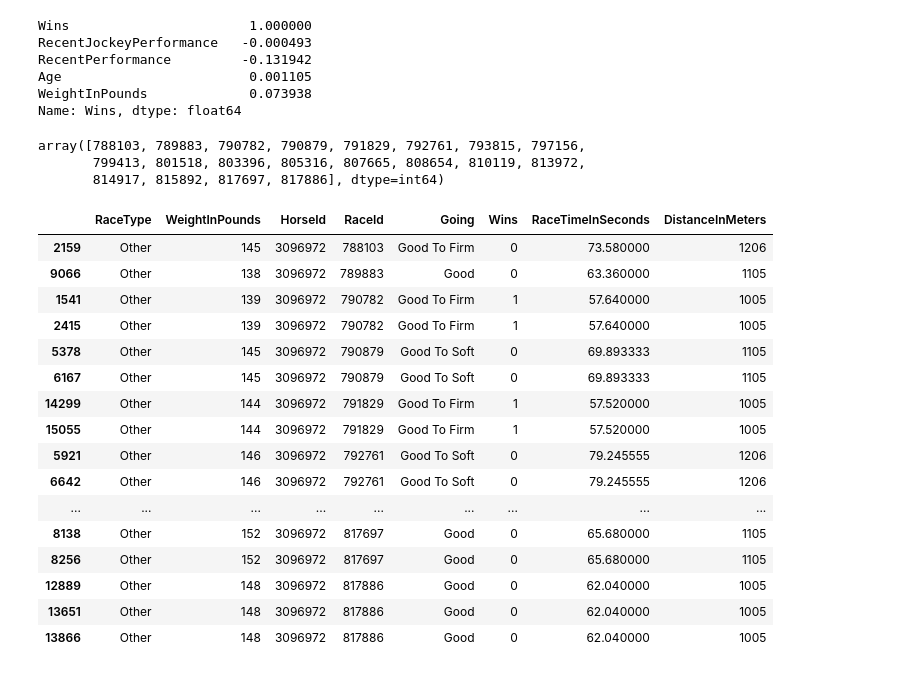
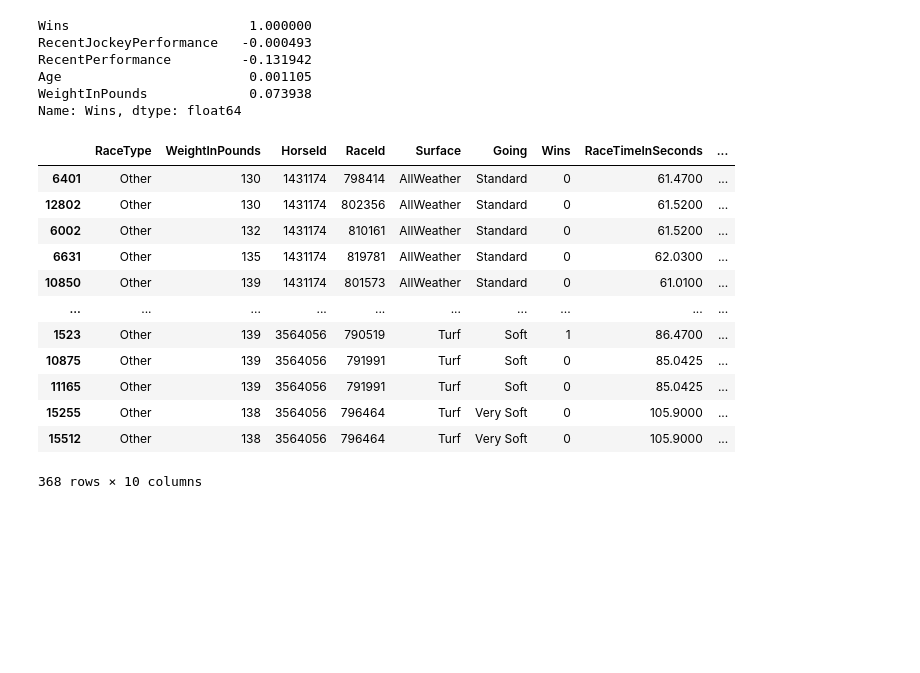
Before and after one commit to LeeSanderson/RacingData, a Jupyter notebook: Data/Analysis.ipynb, the cells around one changed output. Cells and saved outputs as stored; diff of their text form; code cells hidden in the pictures; blank space fills up the shorter version.

```diff
--- a/Data/Analysis.ipynb
+++ b/Data/Analysis.ipynb
@@ -590,33 +590,26 @@ Age                        0.001105
 WeightInPounds             0.073938
 Name: Wins, dtype: float64
 # %%
-top_horses = history[['HorseId', 'RaceId']].groupby('HorseId').count().reset_index().sort_values('RaceId', ascending=False)['HorseId'].head(1).to_list()
+top_horses = history[['HorseId', 'RaceId']].groupby('HorseId').count().reset_index().sort_values('RaceId', ascending=False)['HorseId'].head(10).to_list()
 top_horse_races = history[history['HorseId'].isin(top_horses)]['RaceId'].unique()
-top_horse_races
-# %% [output]
-array([788103, 789883, 790782, 790879, 791829, 792761, 793815, 797156,
-       799413, 801518, 803396, 805316, 807665, 808654, 810119, 813972,
-       814917, 815892, 817697, 817886], dtype=int64)
 # %%
-history[history['HorseId'].isin(top_horses)][['RaceType', 'WeightInPounds', 'HorseId', 'RaceId', 'Going', 'Wins', 'RaceTimeInSeconds', 'DistanceInMeters']]
-# TODO: calculate youngest horse in a given race, least weight
-# speed on course and going and adjust for weight carried
+df = history[history['HorseId'].isin(top_horses)][['RaceType', 'WeightInPounds', 'HorseId', 'RaceId', 'Surface', 'Going', 'Wins', 'RaceTimeInSeconds', 'DistanceInMeters']]
+df['Speed'] = df['DistanceInMeters'] / df['RaceTimeInSeconds']
+df.sort_values(["HorseId", "Surface", "Going", "DistanceInMeters", "WeightInPounds"])
+# TODO: calculate youngest horse in a given race, least weight, days since last race
+# speed on race type, surface, and going and adjust for weight carried
 # - how does these features correlate with wins?
 # %% [output]
-|  | RaceType | WeightInPounds | HorseId | RaceId | Going | Wins | RaceTimeInSeconds | DistanceInMeters |
-| 2159 | Other | 145 | 3096972 | 788103 | Good To Firm | 0 | 73.580000 | 1206 |
-| 9066 | Other | 138 | 3096972 | 789883 | Good | 0 | 63.360000 | 1105 |
-| 1541 | Other | 139 | 3096972 | 790782 | Good To Firm | 1 | 57.640000 | 1005 |
-| 2415 | Other | 139 | 3096972 | 790782 | Good To Firm | 1 | 57.640000 | 1005 |
-| 5378 | Other | 145 | 3096972 | 790879 | Good To Soft | 0 | 69.893333 | 1105 |
-| 6167 | Other | 145 | 3096972 | 790879 | Good To Soft | 0 | 69.893333 | 1105 |
-| 14299 | Other | 144 | 3096972 | 791829 | Good To Firm | 1 | 57.520000 | 1005 |
-| 15055 | Other | 144 | 3096972 | 791829 | Good To Firm | 1 | 57.520000 | 1005 |
-| 5921 | Other | 146 | 3096972 | 792761 | Good To Soft | 0 | 79.245555 | 1206 |
-| 6642 | Other | 146 | 3096972 | 792761 | Good To Soft | 0 | 79.245555 | 1206 |
-| ... | ... | ... | ... | ... | ... | ... | ... | ... |
-| 8138 | Other | 152 | 3096972 | 817697 | Good | 0 | 65.680000 | 1105 |
-| 8256 | Other | 152 | 3096972 | 817697 | Good | 0 | 65.680000 | 1105 |
-| 12889 | Other | 148 | 3096972 | 817886 | Good | 0 | 62.040000 | 1005 |
-| 13651 | Other | 148 | 3096972 | 817886 | Good | 0 | 62.040000 | 1005 |
-| 13866 | Other | 148 | 3096972 | 817886 | Good | 0 | 62.040000 | 1005 |
+|  | RaceType | WeightInPounds | HorseId | RaceId | Surface | Going | Wins | RaceTimeInSeconds | ... |
+| 6401 | Other | 130 | 1431174 | 798414 | AllWeather | Standard | 0 | 61.4700 | ... |
+| 12802 | Other | 130 | 1431174 | 802356 | AllWeather | Standard | 0 | 61.5200 | ... |
+| 6002 | Other | 132 | 1431174 | 810161 | AllWeather | Standard | 0 | 61.5200 | ... |
+| 6631 | Other | 135 | 1431174 | 819781 | AllWeather | Standard | 0 | 62.0300 | ... |
+| 10850 | Other | 139 | 1431174 | 801573 | AllWeather | Standard | 0 | 61.0100 | ... |
+| ... | ... | ... | ... | ... | ... | ... | ... | ... | ... |
+| 1523 | Other | 139 | 3564056 | 790519 | Turf | Soft | 1 | 86.4700 | ... |
+| 10875 | Other | 139 | 3564056 | 791991 | Turf | Soft | 0 | 85.0425 | ... |
+| 11165 | Other | 139 | 3564056 | 791991 | Turf | Soft | 0 | 85.0425 | ... |
+| 15255 | Other | 138 | 3564056 | 796464 | Turf | Very Soft | 0 | 105.9000 | ... |
+| 15512 | Other | 138 | 3564056 | 796464 | Turf | Very Soft | 0 | 105.9000 | ... |
+368 rows × 10 columns
```
Also changed, not shown: parts of 2 cells of this notebook, 4 other files.
